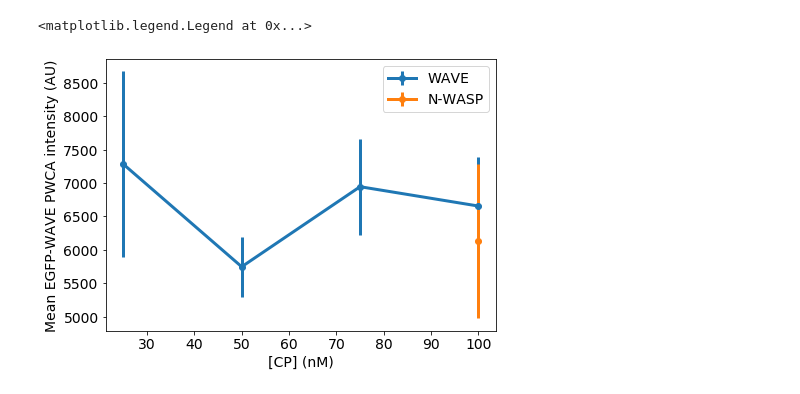
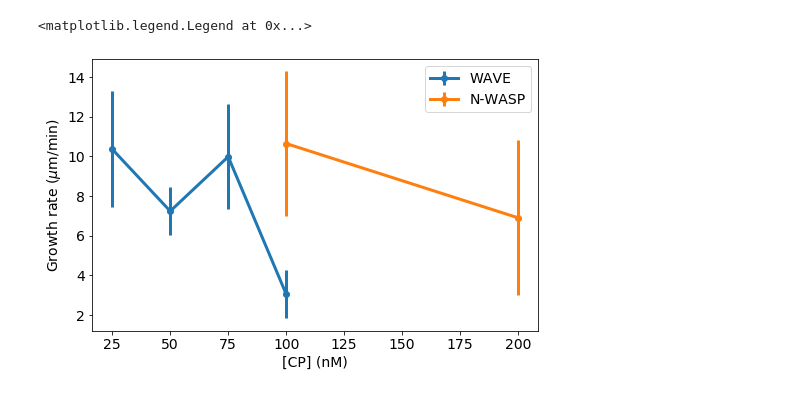
Before and after one commit to jiongyi/postdoc, a Jupyter notebook: actin_assembly/bead_motility/2019_10_18_measure_npf_fluorescence_intensity.ipynb, the cells around one changed output. Cells and saved outputs as stored; diff of their text form; code cells hidden in the pictures.

```diff
--- a/actin_assembly/bead_motility/2019_10_18_measure_npf_fluorescence_intensity.ipynb
+++ b/actin_assembly/bead_motility/2019_10_18_measure_npf_fluorescence_intensity.ipynb
@@ -68,28 +12,3 @@ axes2_hand.legend(fontsize = 14)
-# %%
-wave_mean_intensity_row = array([nanmean(cp25_wave_comet_props_mat[:, 0]),
-                                        nanmean(cp50_wave_comet_props_mat[:, 0]),
-                                        nanmean(cp75_wave_comet_props_mat[:, 0]),
-                                        nanmean(cp100_wave_comet_props_mat[:, 0])])
-wave_std_intensity_row = array([nanstd(cp25_wave_comet_props_mat[:, 1]),
-                                        nanstd(cp50_wave_comet_props_mat[:, 0]),
-                                        nanstd(cp75_wave_comet_props_mat[:, 0]),
-                                        nanstd(cp100_wave_comet_props_mat[:, 0])])
-
-n_wasp_mean_intensity_row = array([nanmean(cp100_n_wasp_props_mat[:, 0])])
-n_wasp_std_intensity_row = array([nanstd(cp100_n_wasp_props_mat[:, 0])])
-
-fig3_hand, axes3_hand = subplots()
-fig3_hand.set_figheight(5)
-fig3_hand.set_figwidth(7)
-axes3_hand.errorbar(cp_row, wave_mean_intensity_row, yerr = wave_std_intensity_row, fmt = 'o-', linewidth = 3, label = 'WAVE')
-axes3_hand.errorbar(cp_row[-1], n_wasp_mean_intensity_row, n_wasp_std_intensity_row, fmt = 'o-', linewidth = 3, label = 'N-WASP')
-axes3_hand.tick_params(labelsize = 14)
-axes3_hand.set_xlabel('[CP] (nM)', fontsize = 14)
-axes3_hand.set_ylabel('Mean EGFP-WAVE PWCA intensity (AU)', fontsize = 14)
-axes3_hand.legend(fontsize = 14)
-# %% [output]
-<matplotlib.legend.Legend at 0x...>
-[figure, removed]
 # %%
 cp100_n_wasp_folder_path = '/home/jiongyi/Documents/bead_motility/2019_10_17/exp_05'
 cp100_n_wasp_props_mat = batch_analysis(cp100_n_wasp_folder_path)
@@ -95,0 +17,30 @@ cp100_n_wasp_props_mat = batch_analysis(cp100_n_wasp_folder_path)
+# %%
+%matplotlib inline
+from matplotlib.pyplot import subplots
+cp_row = array([25, 50, 75, 100])
+wave_mean_tail_growth_rate_row = array([mean(0.5 * cp25_wave_comet_props_mat[:, 2]),
+                                        mean(0.5 * cp50_wave_comet_props_mat[:, 2]),
+                                        mean(cp75_wave_comet_props_mat[:, 2]),
+                                        mean(cp100_wave_comet_props_mat[:, 2])])
+wave_std_tail_growth_rate_row = array([std(0.5 * cp25_wave_comet_props_mat[:, 2]),
+                                        std(0.5 * cp50_wave_comet_props_mat[:, 2]),
+                                        std(cp75_wave_comet_props_mat[:, 2]),
+                                        std(cp100_wave_comet_props_mat[:, 2])])
+
+n_wasp_mean_tail_growth_rate_row = array([mean(cp100_n_wasp_props_mat[:, 2]),
+                                         mean(cp200_n_wasp_props_mat[:, 2])])
+n_wasp_std_tail_growth_rate_row = array([std(cp100_n_wasp_props_mat[:, 2]),
+                                        std(cp200_n_wasp_props_mat[:, 2])])
+
+fig1_hand, axes1_hand = subplots()
+fig1_hand.set_figheight(5)
+fig1_hand.set_figwidth(8)
+axes1_hand.errorbar(cp_row, wave_mean_tail_growth_rate_row, yerr = wave_std_tail_growth_rate_row, fmt = 'o-', linewidth = 3, label = 'WAVE')
+axes1_hand.errorbar(array([100, 200]), n_wasp_mean_tail_growth_rate_row, yerr = n_wasp_std_tail_growth_rate_row, fmt = 'o-', linewidth = 3, label = 'N-WASP')
+axes1_hand.tick_params(labelsize = 14)
+axes1_hand.set_xlabel('[CP] (nM)', fontsize = 14)
+axes1_hand.set_ylabel('Growth rate ($\mu$m/min)', fontsize = 14)
+axes1_hand.legend(fontsize = 14)
+# %% [output]
+<matplotlib.legend.Legend at 0x...>
+[figure, added]
```
Also changed, not shown: parts of 5 cells of this notebook, 2 other files.
